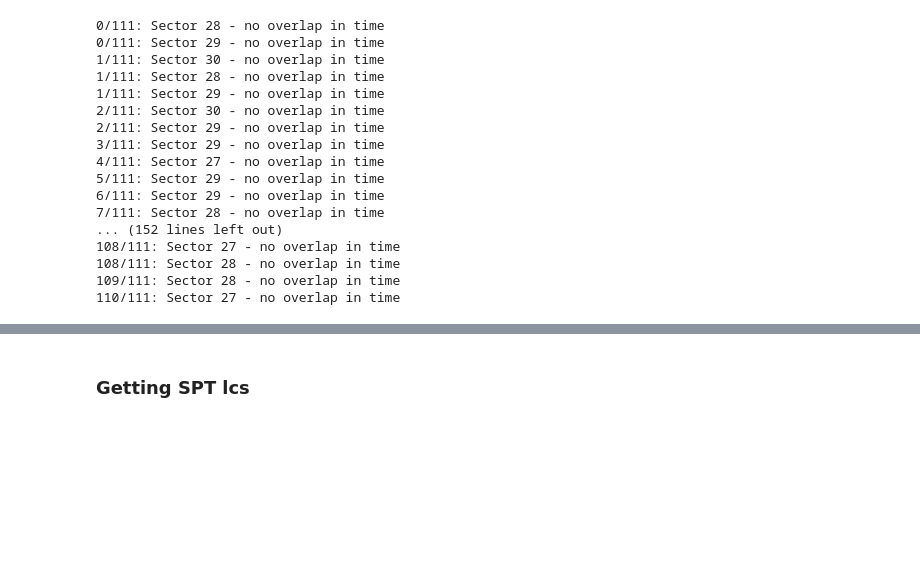
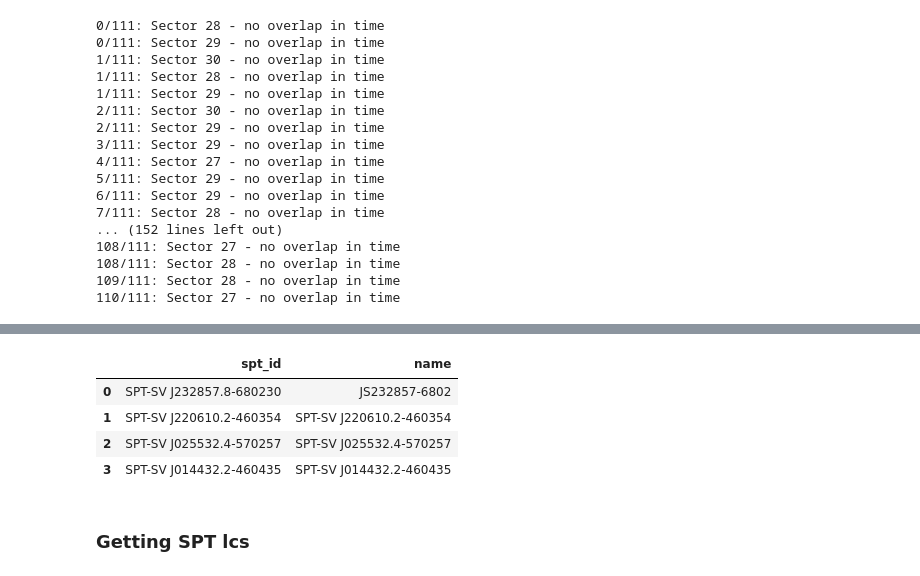
Before and after one commit to VishnuGade/SPT_Flares, a Jupyter notebook: extracting_TESS_lc.ipynb, the cells around one changed output, grey strips where cells are left out. Cells and saved outputs as stored; diff of their text form; code cells hidden in the pictures; blank space fills up the shorter version.

```diff
--- a/extracting_TESS_lc.ipynb
+++ b/extracting_TESS_lc.ipynb
@@ -132,7 +132,13 @@ spt_tess_candidates
 # %%
-spt_tess_candidates['name'] = ['' for _ in range(len(spt_tess_candidates))]
+spt_tess_candidates['name'] = spt_tess_candidates['spt_id']
 spt_tess_candidates.at[0,'name'] = "JS232857-6802"
-# spt_flares_df.at[1,'name'] = ""
+spt_tess_candidates[['spt_id', 'name']]
+# %% [output]
+|  | spt_id | name |
+| 0 | SPT-SV J232857.8-680230 | JS232857-6802 |
+| 1 | SPT-SV J220610.2-460354 | SPT-SV J220610.2-460354 |
+| 2 | SPT-SV J025532.4-570257 | SPT-SV J025532.4-570257 |
+| 3 | SPT-SV J014432.2-460435 | SPT-SV J014432.2-460435 |
 # %% [markdown]
 ### Getting SPT lcs
 # %%
```
Also changed, not shown: parts of 6 cells of this notebook.
